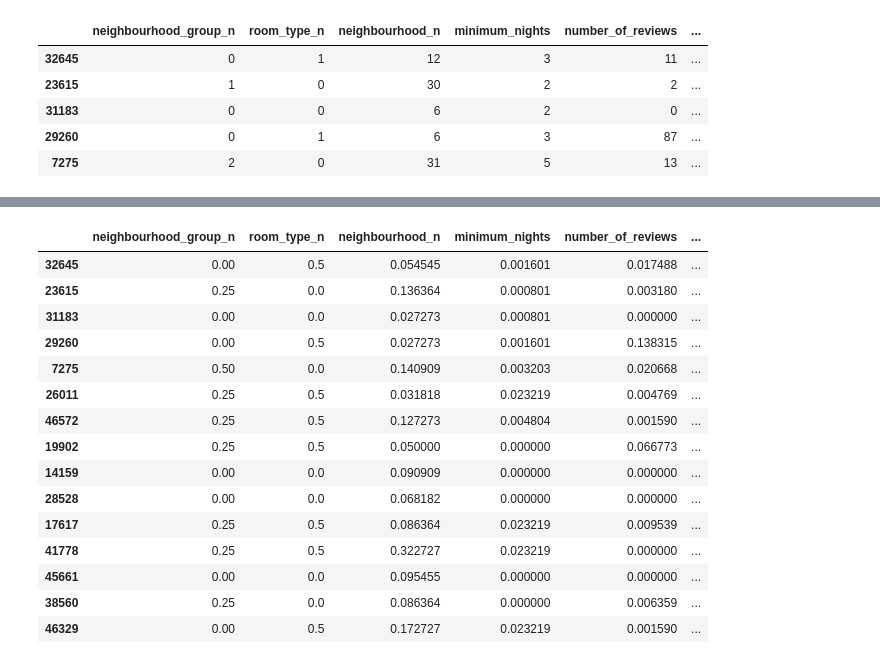
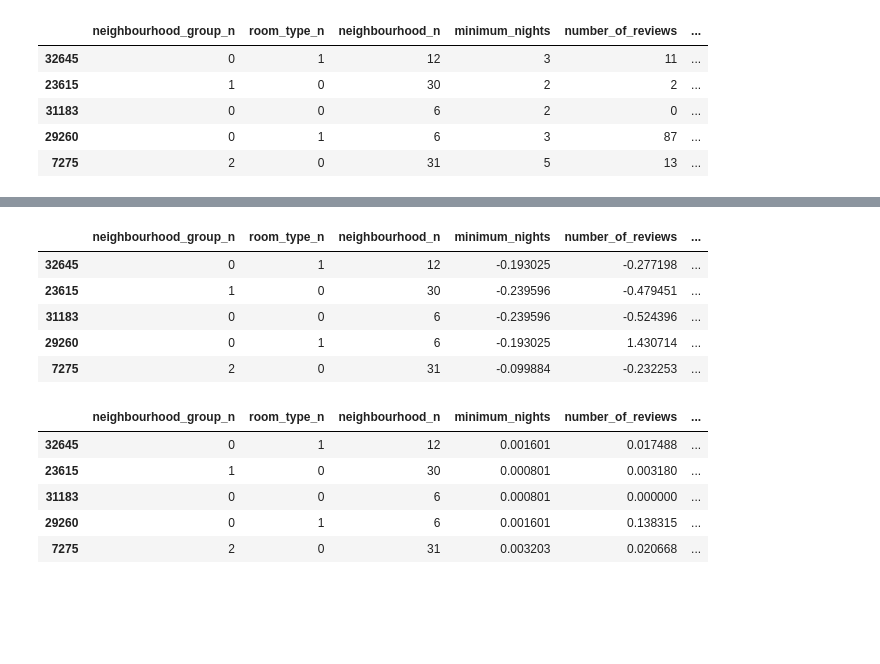
Before and after one commit to 4GeeksAcademy/machine-learning-py-jgg-pr1, a Jupyter notebook: src/explore.ipynb, the cells around one changed output, grey strips where cells are left out. Saved outputs shown, nothing was run; the diff lists cells and outputs as text; code cells hidden in the pictures; blank space fills up the shorter version.

```diff
--- a/src/explore.ipynb
+++ b/src/explore.ipynb
@@ -329,33 +394,41 @@ X_train_norm.head()
-# %%
-from sklearn.preprocessing import MinMaxScaler
-
-scaler = MinMaxScaler()
-scaler.fit(X_train)
-
-X_train_scal = scaler.transform(X_train)
-X_train_scal = pd.DataFrame(X_train_scal, index = X_train.index, columns = num_variables)
-
-X_test_scal = scaler.transform(X_test)
-X_test_scal = pd.DataFrame(X_test_scal, index = X_test.index, columns = num_variables)
-
-X_train_scal.head(15)
-# %% [output]
-|  | neighbourhood_group_n | room_type_n | neighbourhood_n | minimum_nights | number_of_reviews | ... |
-| 32645 | 0.00 | 0.5 | 0.054545 | 0.001601 | 0.017488 | ... |
-| 23615 | 0.25 | 0.0 | 0.136364 | 0.000801 | 0.003180 | ... |
-| 31183 | 0.00 | 0.0 | 0.027273 | 0.000801 | 0.000000 | ... |
-| 29260 | 0.00 | 0.5 | 0.027273 | 0.001601 | 0.138315 | ... |
-| 7275 | 0.50 | 0.0 | 0.140909 | 0.003203 | 0.020668 | ... |
-| 26011 | 0.25 | 0.5 | 0.031818 | 0.023219 | 0.004769 | ... |
-| 46572 | 0.25 | 0.5 | 0.127273 | 0.004804 | 0.001590 | ... |
-| 19902 | 0.25 | 0.5 | 0.050000 | 0.000000 | 0.066773 | ... |
-| 14159 | 0.00 | 0.0 | 0.090909 | 0.000000 | 0.000000 | ... |
-| 28528 | 0.00 | 0.0 | 0.068182 | 0.000000 | 0.000000 | ... |
-| 17617 | 0.25 | 0.5 | 0.086364 | 0.023219 | 0.009539 | ... |
-| 41778 | 0.25 | 0.5 | 0.322727 | 0.023219 | 0.000000 | ... |
-| 45661 | 0.00 | 0.0 | 0.095455 | 0.000000 | 0.000000 | ... |
-| 38560 | 0.25 | 0.0 | 0.086364 | 0.000000 | 0.006359 | ... |
-| 46329 | 0.00 | 0.5 | 0.172727 | 0.023219 | 0.001590 | ... |
+# %%
+from sklearn.preprocessing import StandardScaler
+
+cols_a_estandarizar = ['minimum_nights', 'number_of_reviews', 'calculated_host_listings_count', 'availability_365']
+
+scaler = StandardScaler()
+scaler.fit(X_train)
+
+X_train[cols_a_estandarizar] = scaler.fit_transform(X_train[cols_a_estandarizar])
+X_test[cols_a_estandarizar] = scaler.transform(X_test[cols_a_estandarizar])
+
+X_train.head()
+# %% [output]
+|  | neighbourhood_group_n | room_type_n | neighbourhood_n | minimum_nights | number_of_reviews | ... |
+| 32645 | 0 | 1 | 12 | -0.193025 | -0.277198 | ... |
+| 23615 | 1 | 0 | 30 | -0.239596 | -0.479451 | ... |
+| 31183 | 0 | 0 | 6 | -0.239596 | -0.524396 | ... |
+| 29260 | 0 | 1 | 6 | -0.193025 | 1.430714 | ... |
+| 7275 | 2 | 0 | 31 | -0.099884 | -0.232253 | ... |
+# %%
+from sklearn.preprocessing import MinMaxScaler
+
+cols_a_estandarizar = ['minimum_nights', 'number_of_reviews', 'calculated_host_listings_count', 'availability_365']
+
+scaler = MinMaxScaler()
+scaler.fit(X_train)
+
+X_train[cols_a_estandarizar] = scaler.fit_transform(X_train[cols_a_estandarizar])
+X_test[cols_a_estandarizar] = scaler.transform(X_test[cols_a_estandarizar])
+
+X_train.head()
+# %% [output]
+|  | neighbourhood_group_n | room_type_n | neighbourhood_n | minimum_nights | number_of_reviews | ... |
+| 32645 | 0 | 1 | 12 | 0.001601 | 0.017488 | ... |
+| 23615 | 1 | 0 | 30 | 0.000801 | 0.003180 | ... |
+| 31183 | 0 | 0 | 6 | 0.000801 | 0.000000 | ... |
+| 29260 | 0 | 1 | 6 | 0.001601 | 0.138315 | ... |
+| 7275 | 2 | 0 | 31 | 0.003203 | 0.020668 | ... |
 # %%
 from sklearn.feature_selection import f_classif, SelectKBest
 
```
Also changed, not shown: parts of 16 cells of this notebook.
